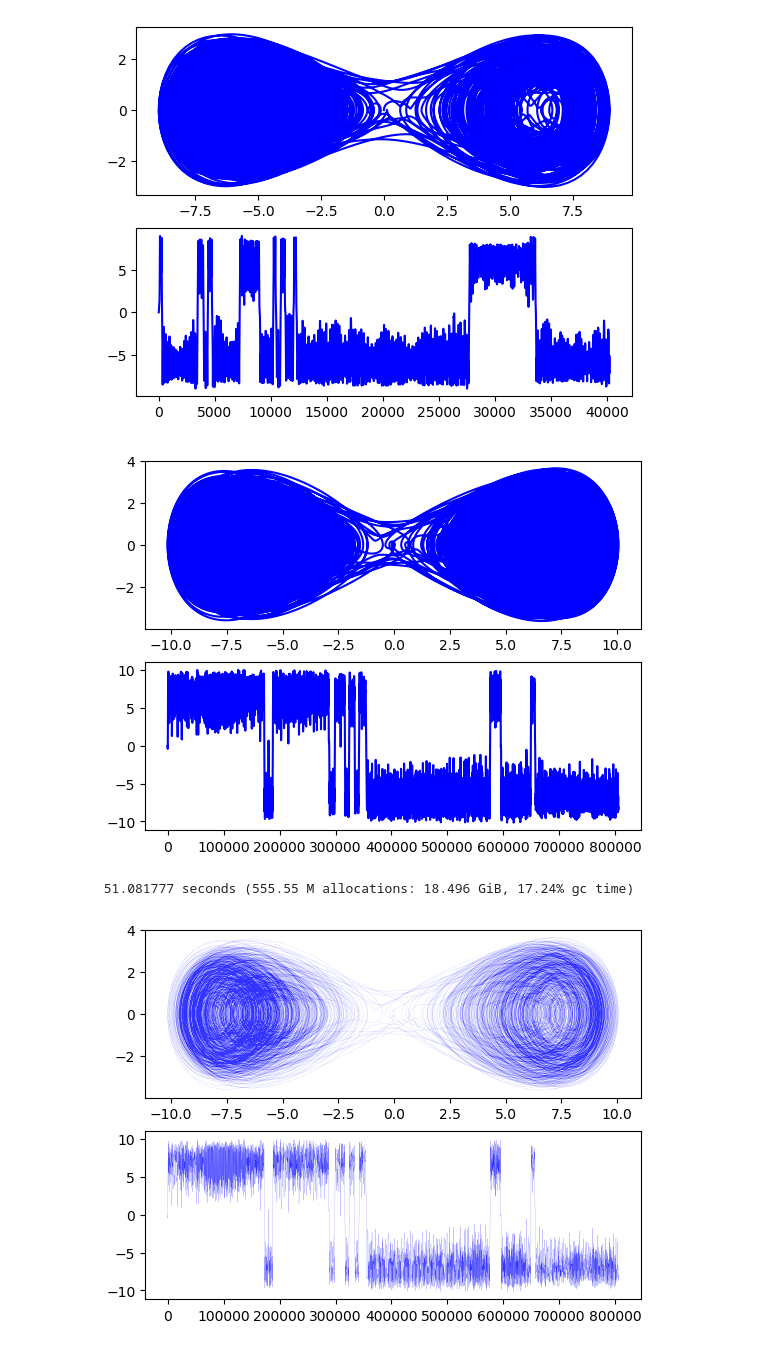
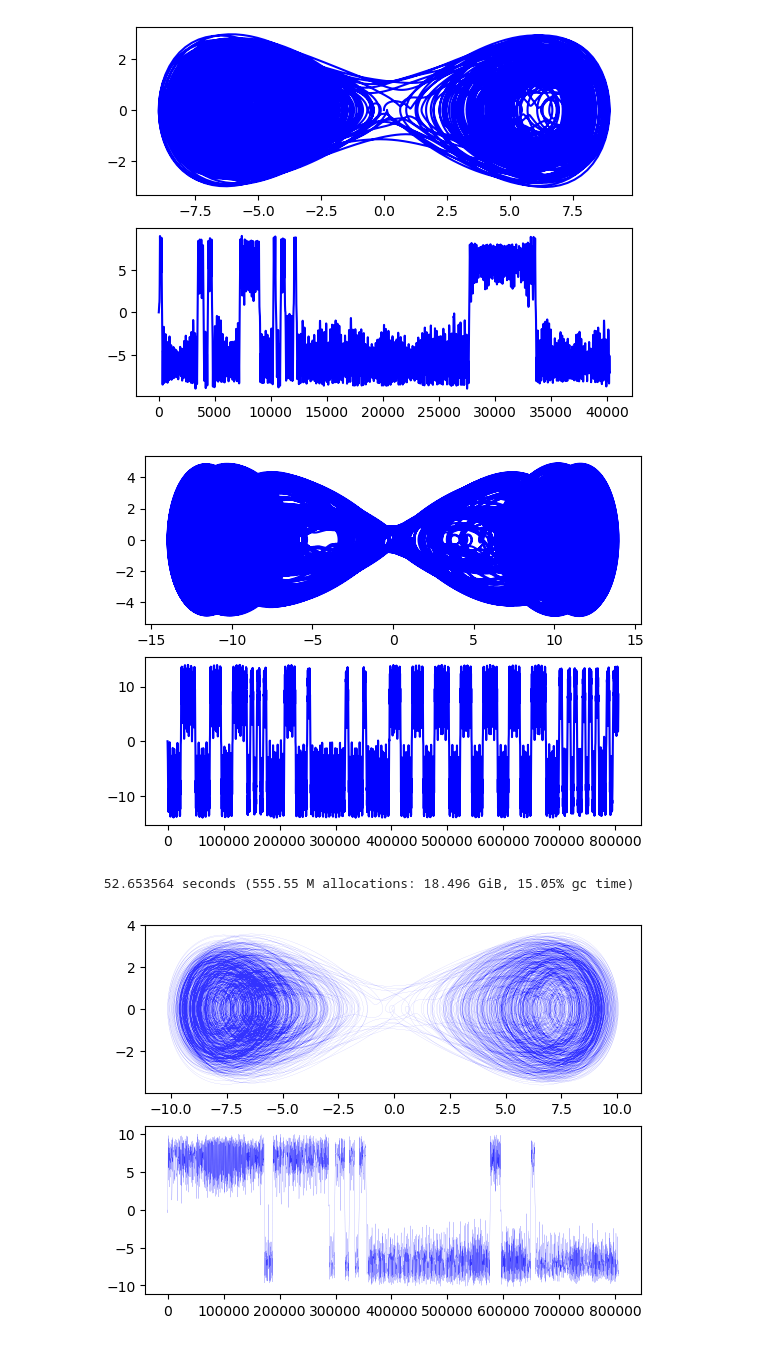
Before and after one commit to spenam/thesis_codes_git, a Jupyter notebook: information.ipynb, the cells around one changed output. Saved outputs shown, nothing was run; the diff lists cells and outputs as text; code cells hidden in the pictures.

```diff
--- a/information.ipynb
+++ b/information.ipynb
@@ -1156,39 +1156,39 @@ time=8000.
 tspan=(0., time)
 #fig=figure()
 m[2]=0.1
 m[3]=0.1
 m[4]=0.1
-w[2]=0.6324555320336759
+w[2]=0.6324555320336759/2.
 g[2]=0.03
 w[3]=0.6324555320336759/2.
 g[3]=0.05
-w[4]=0.6324555320336759*2.
+w[4]=0.6324555320336759/2.
 g[4]=0.07
 
 dts=0.001*2. *pi/W
 Hsys(q,p) = p[1]^2. /(2. *m[1]) - a*q[1]^2. /2. +b*q[1]^4. /4. +q[1]*g[2]*q[2]+p[2]^2. /(2. *m[2])+m[2]*w[2]^2. *q[2]^2. /2. +q[1]*g[3]*q[3]+p[3]^2. /(2. *m[3])+m[3]*w[3]^2. *q[3]^2. /2. +q[1]*g[4]*q[4]+p[4]^2. /(2. *m[4])+m[4]*w[4]^2. *q[4]^2. /2.
 pdot(dp,p,q,params,t) = ForwardDiff.gradient!(dp, q->-Hsys(q, p), q)
 qdot(dq,p,q,params,t) = ForwardDiff.gradient!(dq, p-> Hsys(q, p), p)
 
 initial_position[1]=0. #xz0[jj]
 initial_momentum[1]=0. #pz1[jj]
 initial_position[2]=5.35#Xz0[jj]
-initial_momentum[2]=0.27#Pz1[jj]
-initial_position[3]=0.#Xz0[jj]
+initial_momentum[2]=-0.27#Pz1[jj]
+initial_position[3]=5.35#Xz0[jj]
 initial_momentum[3]=-0.27#Pz1[jj]
 initial_position[4]=0.#Xz0[jj]
 initial_momentum[4]=0.#Pz1[jj]
 
 prob = DynamicalODEProblem(pdot, qdot, initial_momentum, initial_position, tspan)
 @time sol3 = solve(prob, CalvoSanz4(), dt=dts);
 subplot(2, 1, 1)
 plot(sol3[5,:],sol3[1,:],color="b")
 subplot(2, 1, 2)
 plot(sol3[5,:],color="b")
 savefig("tres_osci_mejorintento.png")
 # %% [output]
-[figure, old version]
+[figure, new version]
- 51.081777 seconds (555.55 M allocations: 18.496 GiB, 17.24% gc time)
+ 52.653564 seconds (555.55 M allocations: 18.496 GiB, 15.05% gc time)
 # %%
 subplot(2, 1, 1)
 plot(sol3[5,:],sol3[1,:],color="b",linewidth=0.05,alpha=0.8)
```
Also changed, not shown: parts of 4 cells of this notebook, 3 other files.
